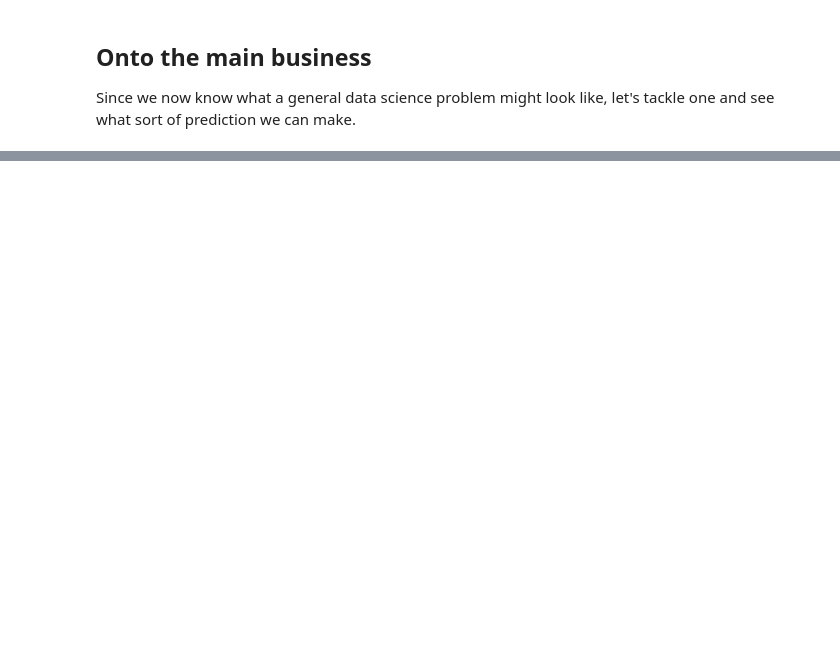
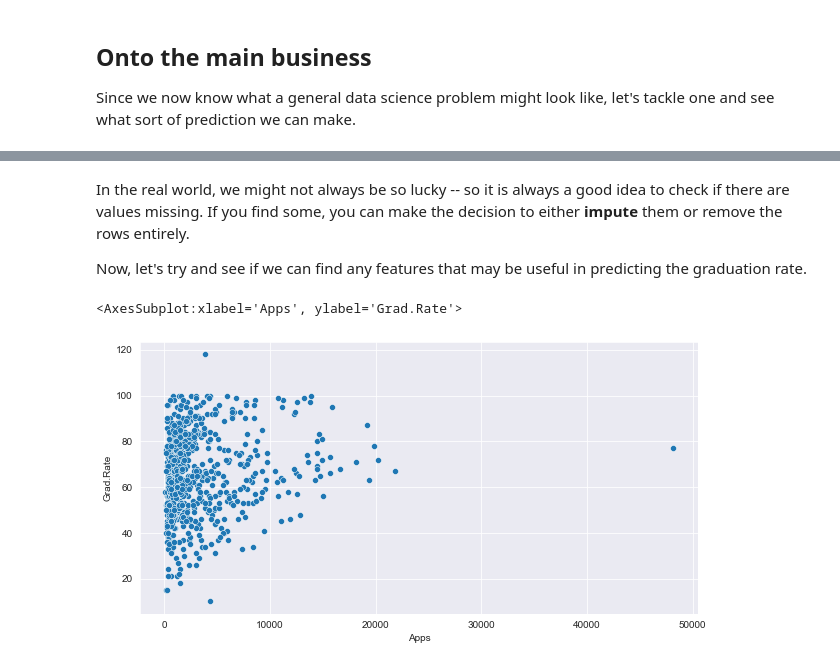
Before and after one commit to techimmersionweek22/data-science, a Jupyter notebook: ds.ipynb, the cells around one changed output, grey strips where cells are left out. Saved outputs shown, nothing was run; the diff lists cells and outputs as text; code cells hidden in the pictures; blank space fills up the shorter version.

```diff
--- a/ds.ipynb
+++ b/ds.ipynb
@@ -187,0 +229,9 @@ Name: 123, dtype: object
+# %% [markdown]
+In the real world, we might not always be so lucky -- so it is always a good idea to check if there are values missing. If you find some, you can make the decision to either **impute** them or remove the rows entirely.
+
+Now, let's try and see if we can find any features that may be useful in predicting the graduation rate.
+# %%
+sns.scatterplot(x='Apps',y='Grad.Rate',data=df)
+# %% [output]
+<AxesSubplot:xlabel='Apps', ylabel='Grad.Rate'>
+[figure, added]
```
Also changed, not shown: parts of 30 cells of this notebook, 1 other file.
